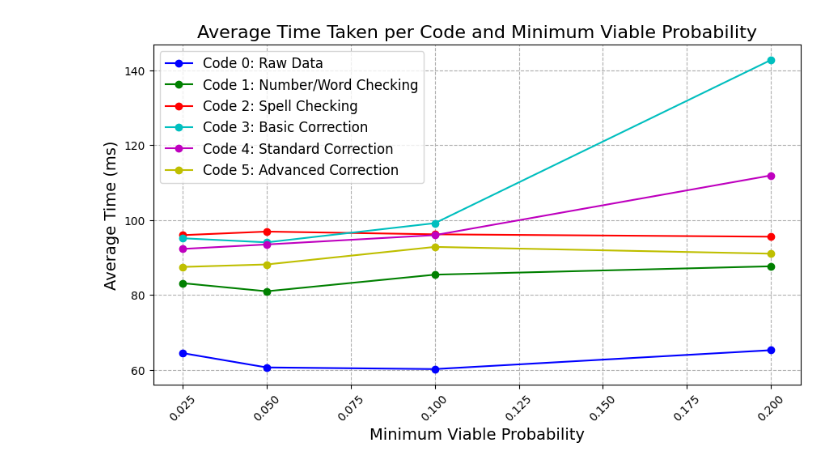
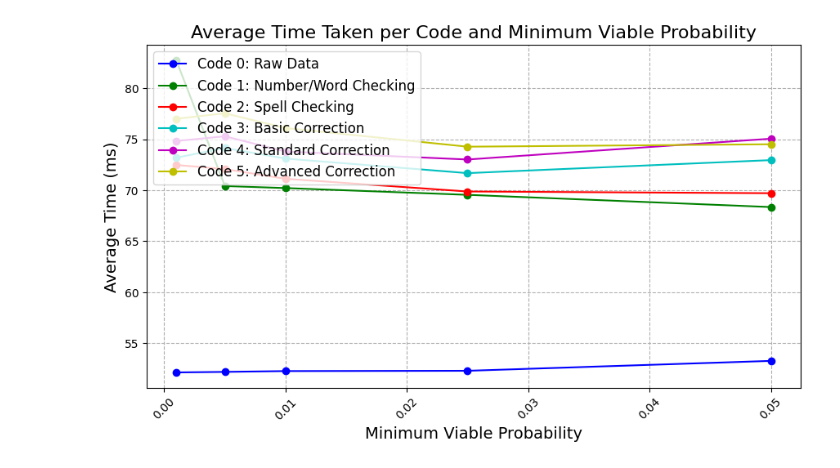
Before and after one commit to LastS3cond/EMNIST-Classification-and-Post-Processing, a Jupyter notebook: CNN.ipynb, the cells around one changed output. Saved outputs shown, nothing was run; the diff lists cells and outputs as text; code cells hidden in the pictures.

```diff
--- a/CNN.ipynb
+++ b/CNN.ipynb
@@ -73,7 +148,6 @@ test_data = datasets.EMNIST(
 # %%
 import torch
-train_val_data = [item for item in train_val_data if item[1] < 36]
-test_data = [item for item in test_data if item[1] < 36]
+train_val_data, test_data = torch.utils.data.random_split(dataset=balanced_by_frequency_data, lengths=[WORKING_SPLIT, TEST_SPLIT])
 train_data, val_data = torch.utils.data.random_split(dataset=train_val_data, lengths=[TRAIN_SPLIT, VAL_SPLIT])
 # %%
 
@@ -94,7 +168,7 @@ loaders = {
                                           num_workers=1),
     'utility'  : torch.utils.data.DataLoader(test_data,
                                           batch_size=1,
-                                          shuffle=False,
+                                          shuffle=True,
                                           num_workers=1),
 }
 # %%
@@ -323,9 +396,9 @@ def convertToEMNIST(message):
 def predict(emnist_message, model):
     predicted_message = []
     model.eval().to(device)
-    test_pbar = tqdm(emnist_message, total=len(emnist_message))
+    # test_pbar = tqdm(emnist_message, total=len(emnist_message))
     with torch.no_grad():
-        for x in test_pbar:
+        for x in emnist_message:
             if not isinstance(x, str):
                 x = x.reshape(1,1,28,28).to(device)
 
@@ -512,20 +648,20 @@ def readMessage(prediction, mode, minimum_viable_probability):
 random.seed(5325)
 with open('paragraphs.txt/paragraphs.txt') as paragraphs:
     total_predictions = 0
-    probability_dict = {0.2:[], 0.1:[], 0.05:[], 0.025:[], 0.01:[]}
+    probability_dict = {0.05:[], 0.025:[], 0.01:[], 0.005:[], 0.001:[]}
     code_dict = {0:copy.deepcopy(probability_dict), 1:copy.deepcopy(probability_dict), 2:copy.deepcopy(probability_dict), 3:copy.deepcopy(probability_dict), 4:copy.deepcopy(probability_dict), 5:copy.deepcopy(probability_dict)}
     metrics_100_predictions = {"word_accuracy": copy.deepcopy(code_dict), "char_accuracy": copy.deepcopy(code_dict), "time":copy.deepcopy(code_dict),"prediction_time":[]}
-    for start, line in enumerate(paragraphs.readlines(), start = 0):
-        if start % 300 == 0:
+    for index, line in enumerate(paragraphs.readlines(), start = 0):
+        if index % 295 == 0:
             line = cleanString(line)
             emnist_conversion = convertToEMNIST(line.upper())
             prediction_time = time.time_ns() // 1000000
             prediction = predict(emnist_conversion, model)
-            prediction_time = time.time_ns() // 1000000 - start
+            prediction_time = time.time_ns() // 1000000 - prediction_time
             metrics_100_predictions["prediction_time"].append(prediction_time)
             total_predictions += 1
             for code in (0, 1, 2, 3, 4, 5):
-                for minimum_viable_probability in (0.2, 0.1, 0.05, 0.025):
+                for minimum_viable_probability in (0.05, 0.025, 0.01, 0.005, 0.001):
                     start = time.time_ns() // 1000000
                     translation = readMessage(copy.deepcopy(prediction), code, minimum_viable_probability).strip()
                     end = time.time_ns() // 1000000
@@ -546,7 +682,7 @@ with open('paragraphs.txt/paragraphs.txt') as paragraphs:
                             direct_correct += 1
 
                     metrics_100_predictions["word_accuracy"][code][minimum_viable_probability].append(direct_correct/len(word_compare))
-            if total_predictions > 40:
+            if total_predictions > 100:
                 break
 # %%
 import numpy as np
@@ -559,7 +695,7 @@ colors = ['b', 'g', 'r', 'c', 'm', 'y']
 average_times_per_code = []
 
 # Initialize a list to store probabilities
-probabilities = [0.2, 0.1, 0.05, 0.025, 0.01]
+probabilities = [0.05, 0.025, 0.01, 0.005, 0.001]
 
 # Iterate over each code
 for code in range(6):
@@ -582,34 +718,34 @@ for code in range(6):
 
 # Create a figure and axes
 fig, ax = plt.subplots(figsize=(10, 6))
 
 # Plot the average times for each code
 for code, color in zip(("0: Raw Data", "1: Number/Word Checking", "2: Spell Checking", "3: Basic Correction", "4: Standard Correction", "5: Advanced Correction"), colors):
     ax.plot(probabilities, average_times_per_code[int(code[0])], color=color, marker='o', linestyle='-', label=f'Code {code}')
 
 # Set the x-axis and y-axis labels
 ax.set_xlabel('Minimum Viable Probability', fontsize=14)
 ax.set_ylabel('Average Time (ms)', fontsize=14)
 
 # Set the title
 ax.set_title('Average Time Taken per Code and Minimum Viable Probability', fontsize=16)
 
 # Add a legend
 ax.legend(fontsize=12, loc='upper left')
 
 # Add grid lines
 ax.grid(True, linestyle='--')
 
 # Adjust the spacing between subplots
 plt.subplots_adjust(left=0.1, bottom=0.2, right=0.9, top=0.9, wspace=0.4, hspace=0.4)
 
 # Rotate x-axis labels for better readability
 plt.xticks(rotation=45)
 
 # Show the plot
 plt.show()
 # %% [output]
-[figure, old version]
+[figure, new version]
 # %%
 import numpy as np
 import matplotlib.pyplot as plt
```
Also changed, not shown: parts of 18 cells of this notebook, 11 other files.
